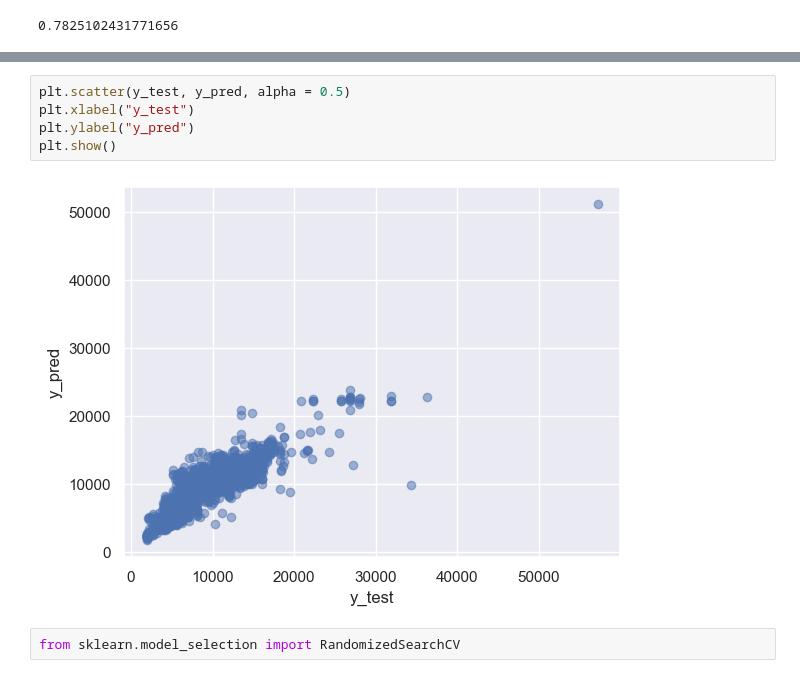
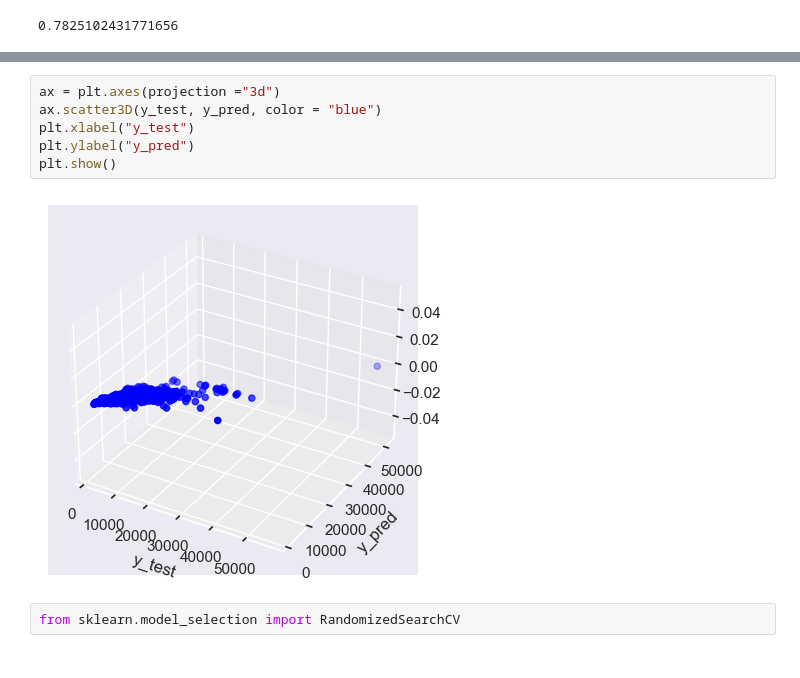
Before and after one commit to Boombitch456/Minor_Proj, a Jupyter notebook: Minor_proj.ipynb, the cells around one changed output, grey strips where cells are left out. Saved outputs shown, nothing was run; the diff lists cells and outputs as text.

```diff
--- a/Minor_proj.ipynb
+++ b/Minor_proj.ipynb
@@ -487,10 +483,11 @@ reg_rf.score(X_test, y_test)
 # %%
-plt.scatter(y_test, y_pred, alpha = 0.5)
+ax = plt.axes(projection ="3d")
+ax.scatter3D(y_test, y_pred, color = "blue")
 plt.xlabel("y_test")
 plt.ylabel("y_pred")
 plt.show()
 # %% [output]
-[figure, old version]
+[figure, new version]
 # %%
 from sklearn.model_selection import RandomizedSearchCV
 # %%
```
Also changed, not shown: parts of 11 cells of this notebook.
